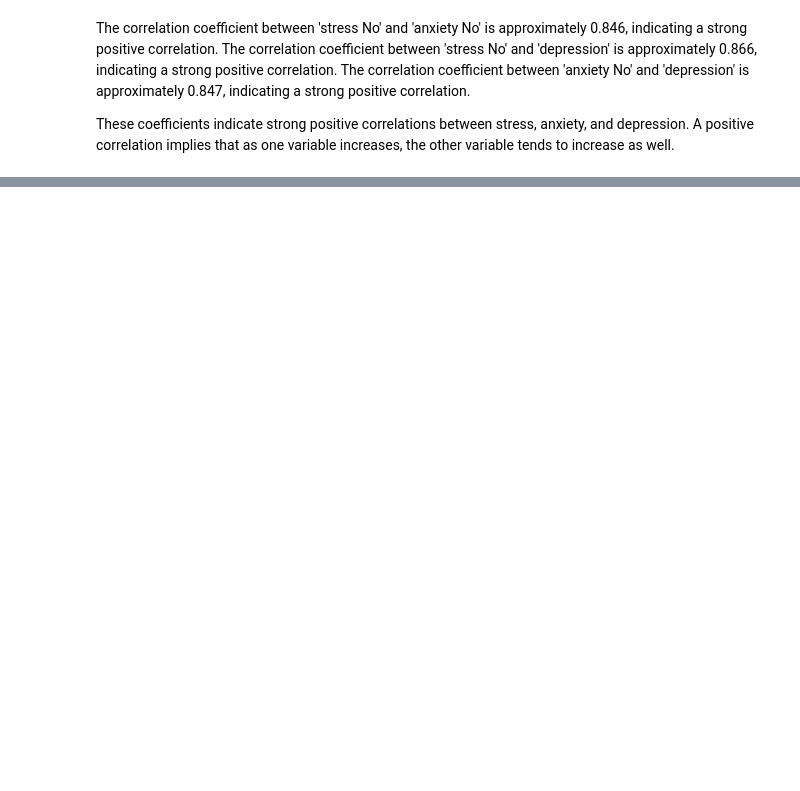
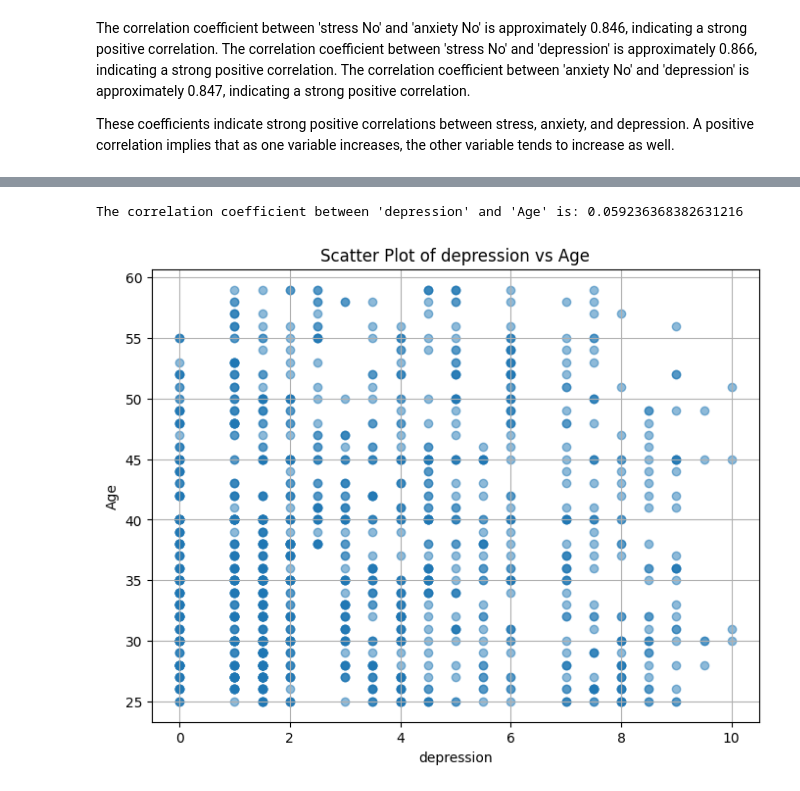
Before and after one commit to data-manavpatil/DataTrendInsights, a Jupyter notebook: Mental Health in Indian Metro citites 2020 Analysis/Mental Health in Indian Metro Citites 2020 Analysis.ipynb, the cells around one changed output, grey strips where cells are left out. Saved outputs shown, nothing was run; the diff lists cells and outputs as text; code cells hidden in the pictures; blank space fills up the shorter version.

```diff
--- a/Mental Health in Indian Metro citites 2020 Analysis/Mental Health in Indian Metro Citites 2020 Analysis.ipynb
+++ b/Mental Health in Indian Metro citites 2020 Analysis/Mental Health in Indian Metro Citites 2020 Analysis.ipynb
@@ -163,0 +164,18 @@ plt.show()
+# %%
+#Corelation age and depression
+column1 = 'depression'
+column2 = 'Age'
+
+correlation_coefficient = df[column1].corr(df[column2])
+
+print(f"The correlation coefficient between '{column1}' and '{column2}' is: {correlation_coefficient}")
+plt.figure(figsize=(8, 6))
+plt.scatter(df[column1], df[column2], alpha=0.5)
+plt.title('Scatter Plot of ' + column1 + ' vs ' + column2)
+plt.xlabel(column1)
+plt.ylabel(column2)
+plt.grid(True)
+plt.show()
+# %% [output]
+The correlation coefficient between 'depression' and 'Age' is: 0.059236368382631216
+[figure, added]
```
Also changed, not shown: parts of 11 cells of this notebook.
